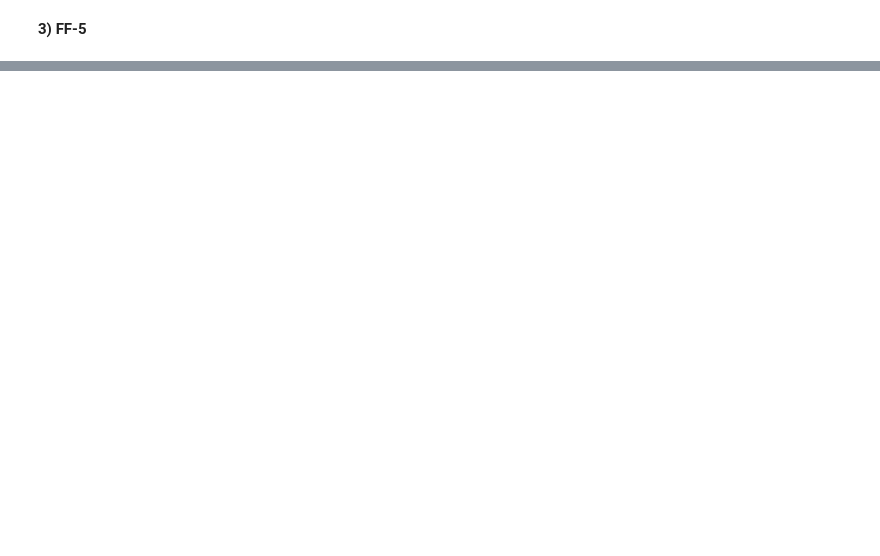
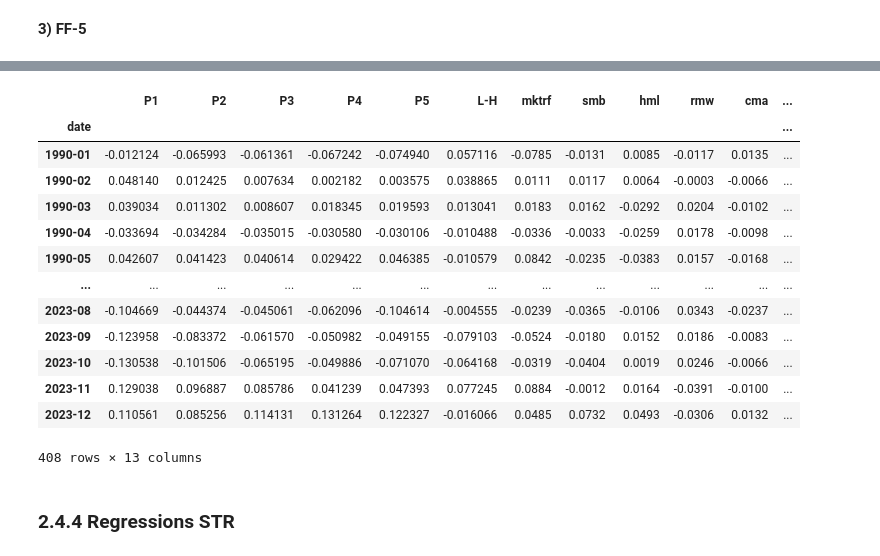
Before and after one commit to Berga20/AdvInv-Project, a Jupyter notebook: Coding_equallyweighted.ipynb, the cells around one changed output, grey strips where cells are left out. Saved outputs shown, nothing was run; the diff lists cells and outputs as text; code cells hidden in the pictures; blank space fills up the shorter version.

```diff
--- a/Coding_equallyweighted.ipynb
+++ b/Coding_equallyweighted.ipynb
@@ -1029,0 +925,4 @@ FF5_LOWVOL
+# %%
+STR_df = preprocess_dataframe(STR_df)
+#STR_df['date'] = pd.to_datetime(Momentum_df['date'], format='%Y-%m-%d')
+STR_df
@@ -1029,0 +945,5 @@ FF5_LOWVOL
+# %%
+STR_df = STR_df.sort_values(by=['PERMNO', 'date'])
+STR_df['STR_Ret'] = STR_df.groupby('PERMNO')['RET'].shift(1)
+
+STR_df
@@ -1029,0 +966,5 @@ FF5_LOWVOL
+# %%
+STR_df = STR_df.sort_values(by='STR_Ret', ascending=False)
+STR_df.dropna(subset=['STR_Ret'], inplace=True)
+STR_df['deciles_Q'] = STR_df.groupby(['date'])['STR_Ret'].transform(lambda x: pd.qcut(x, 5, labels=False) + 1)
+STR_df
@@ -1029,0 +987,6 @@ FF5_LOWVOL
+# %%
+portfolio_STR = compute_deciles_port_equally(STR_df)
+portfolio_STR['L-H'] = portfolio_STR['P1'] - portfolio_STR['P5']
+portfolio_STR.index = pd.to_datetime(portfolio_STR.index, format="%Y-%m-%d").to_period('M')
+portfolio_STR = portfolio_STR['1990':]
+portfolio_STR
@@ -1029,0 +1008,22 @@ FF5_LOWVOL
+# %%
+portfolio_STR = portfolio_STR.sub(rf, axis=0)
+STR_FF = pd.concat([portfolio_STR, FF_data], axis=1)
+STR_FF = STR_FF['1990':]
+STR_FF
+# %% [output]
+|  | P1 | P2 | P3 | P4 | P5 | L-H | mktrf | smb | hml | rmw | cma | ... |
+| date |  |  |  |  |  |  |  |  |  |  |  | ... |
+| 1990-01 | -0.012124 | -0.065993 | -0.061361 | -0.067242 | -0.074940 | 0.057116 | -0.0785 | -0.0131 | 0.0085 | -0.0117 | 0.0135 | ... |
+| 1990-02 | 0.048140 | 0.012425 | 0.007634 | 0.002182 | 0.003575 | 0.038865 | 0.0111 | 0.0117 | 0.0064 | -0.0003 | -0.0066 | ... |
+| 1990-03 | 0.039034 | 0.011302 | 0.008607 | 0.018345 | 0.019593 | 0.013041 | 0.0183 | 0.0162 | -0.0292 | 0.0204 | -0.0102 | ... |
+| 1990-04 | -0.033694 | -0.034284 | -0.035015 | -0.030580 | -0.030106 | -0.010488 | -0.0336 | -0.0033 | -0.0259 | 0.0178 | -0.0098 | ... |
+| 1990-05 | 0.042607 | 0.041423 | 0.040614 | 0.029422 | 0.046385 | -0.010579 | 0.0842 | -0.0235 | -0.0383 | 0.0157 | -0.0168 | ... |
+| ... | ... | ... | ... | ... | ... | ... | ... | ... | ... | ... | ... | ... |
+| 2023-08 | -0.104669 | -0.044374 | -0.045061 | -0.062096 | -0.104614 | -0.004555 | -0.0239 | -0.0365 | -0.0106 | 0.0343 | -0.0237 | ... |
+| 2023-09 | -0.123958 | -0.083372 | -0.061570 | -0.050982 | -0.049155 | -0.079103 | -0.0524 | -0.0180 | 0.0152 | 0.0186 | -0.0083 | ... |
+| 2023-10 | -0.130538 | -0.101506 | -0.065195 | -0.049886 | -0.071070 | -0.064168 | -0.0319 | -0.0404 | 0.0019 | 0.0246 | -0.0066 | ... |
+| 2023-11 | 0.129038 | 0.096887 | 0.085786 | 0.041239 | 0.047393 | 0.077245 | 0.0884 | -0.0012 | 0.0164 | -0.0391 | -0.0100 | ... |
+| 2023-12 | 0.110561 | 0.085256 | 0.114131 | 0.131264 | 0.122327 | -0.016066 | 0.0485 | 0.0732 | 0.0493 | -0.0306 | 0.0132 | ... |
+408 rows × 13 columns
+# %% [markdown]
+### 2.4.4 Regressions STR
```
Also changed, not shown: parts of 63 cells of this notebook, 1 other file.
